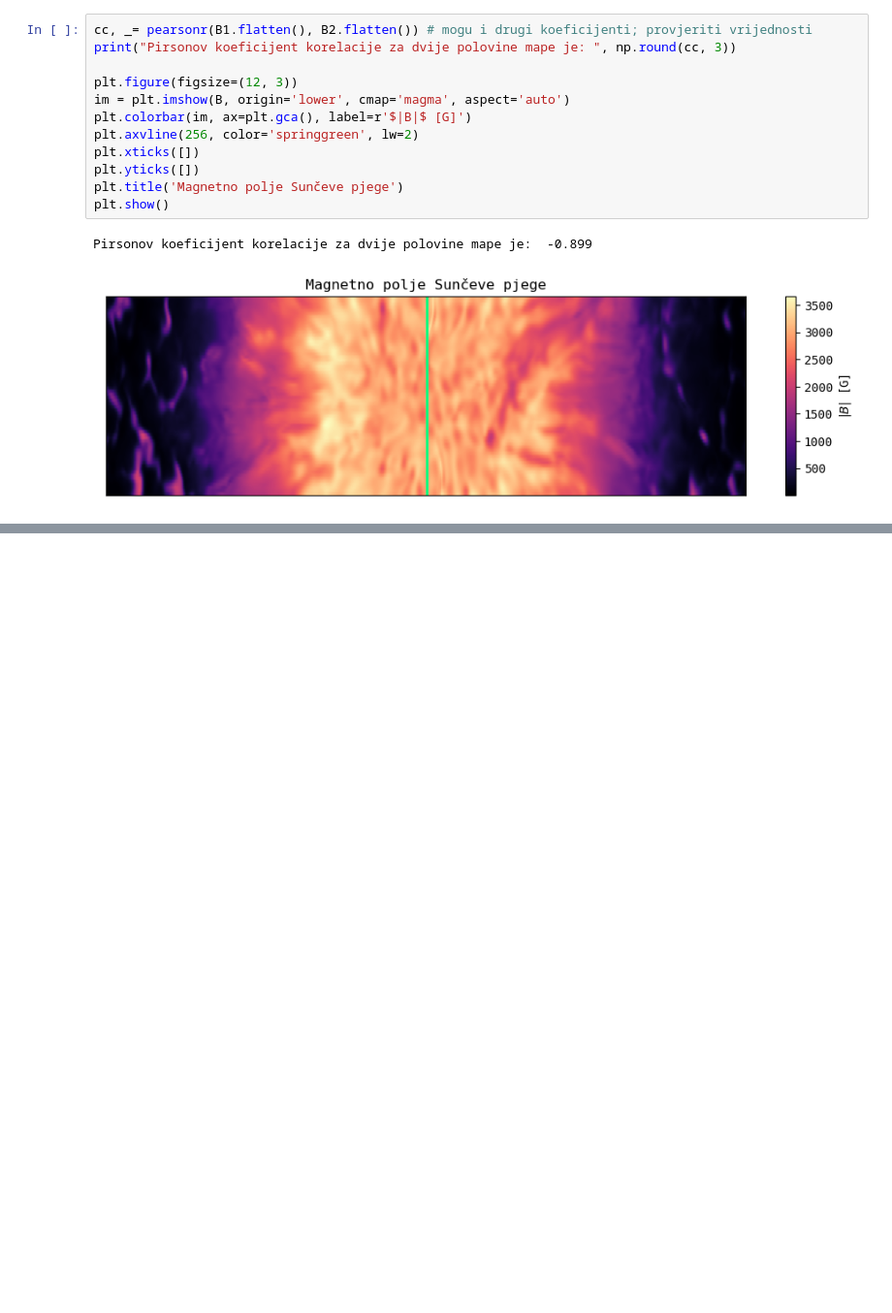
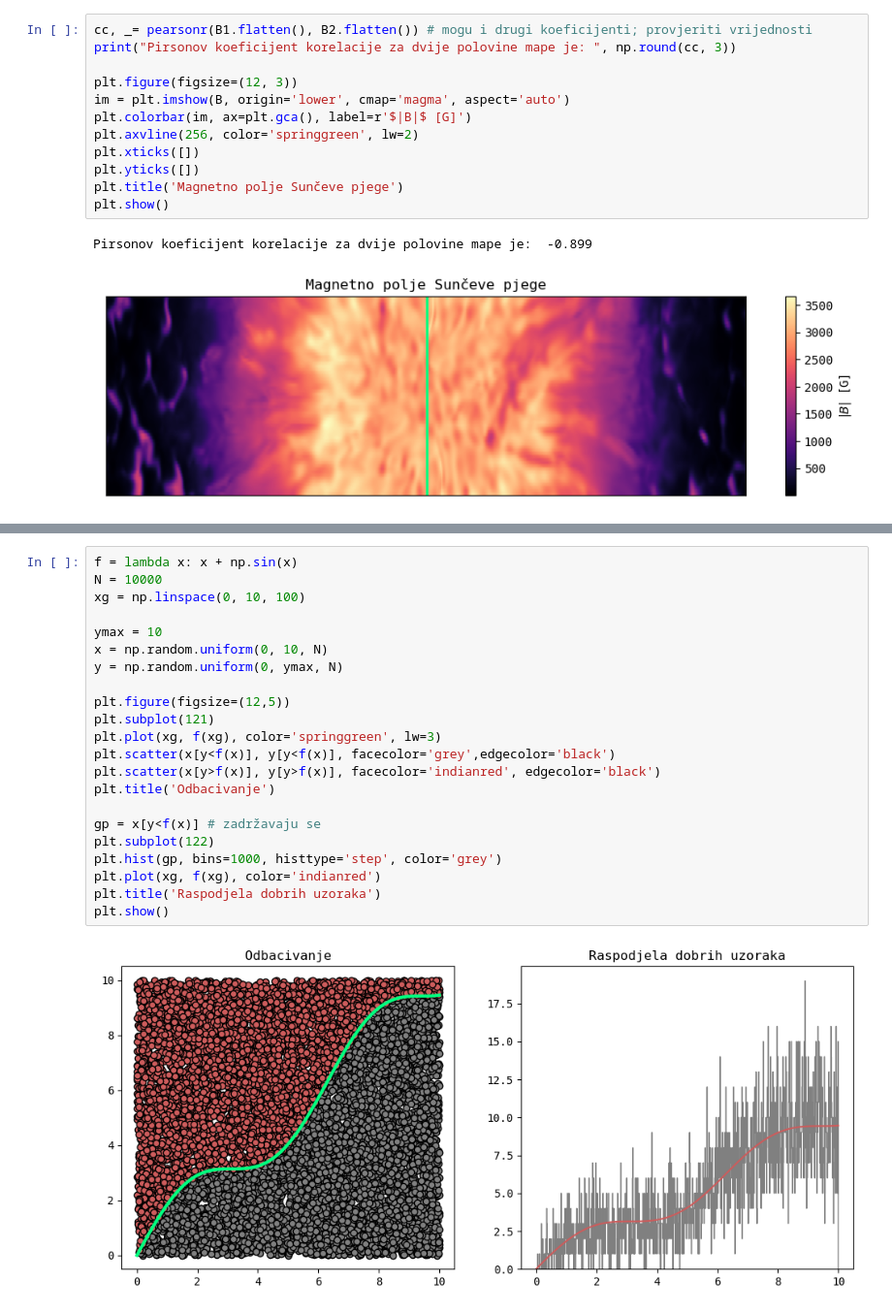
Before and after one commit to zorzeus/astrostatistika, a Jupyter notebook: as_04.ipynb, the cells around one changed output, grey strips where cells are left out. Shown at 97% size. Drawn from its saved outputs; the diff is of its cells as text; blank space fills up the shorter version.

```diff
--- a/as_04.ipynb
+++ b/as_04.ipynb
@@ -523,0 +537,24 @@ Pirsonov koeficijent korelacije za dvije polovine mape je:  -0.899
+# %%
+f = lambda x: x + np.sin(x)
+N = 10000
+xg = np.linspace(0, 10, 100)
+
+ymax = 10
+x = np.random.uniform(0, 10, N)
+y = np.random.uniform(0, ymax, N)
+
+plt.figure(figsize=(12,5))
+plt.subplot(121)
+plt.plot(xg, f(xg), color='springgreen', lw=3)
+plt.scatter(x[y<f(x)], y[y<f(x)], facecolor='grey',edgecolor='black')
+plt.scatter(x[y>f(x)], y[y>f(x)], facecolor='indianred', edgecolor='black')
+plt.title('Odbacivanje')
+
+gp = x[y<f(x)] # zadržavaju se
+plt.subplot(122)
+plt.hist(gp, bins=1000, histtype='step', color='grey')
+plt.plot(xg, f(xg), color='indianred')
+plt.title('Raspodjela dobrih uzoraka')
+plt.show()
+# %% [output]
+[figure, added]
```
Also changed, not shown: parts of 5 cells of this notebook, 3 other files.
